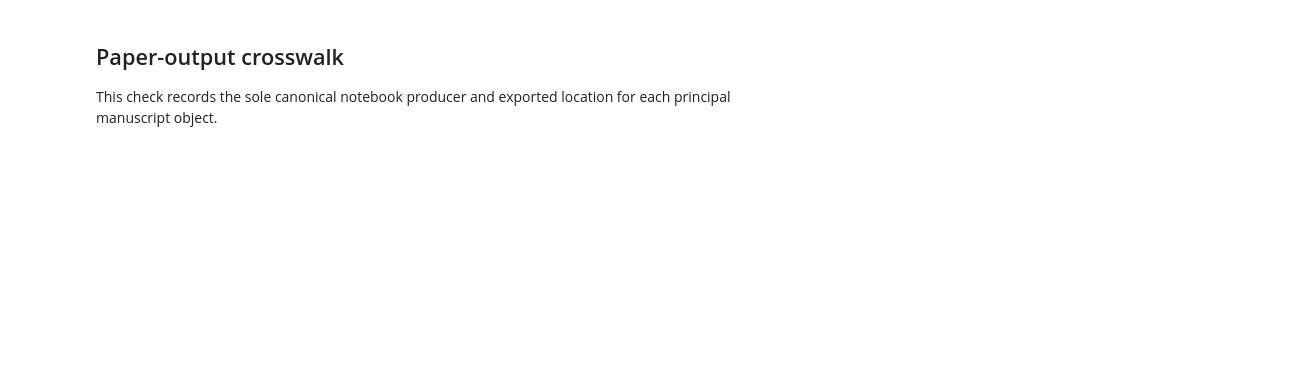
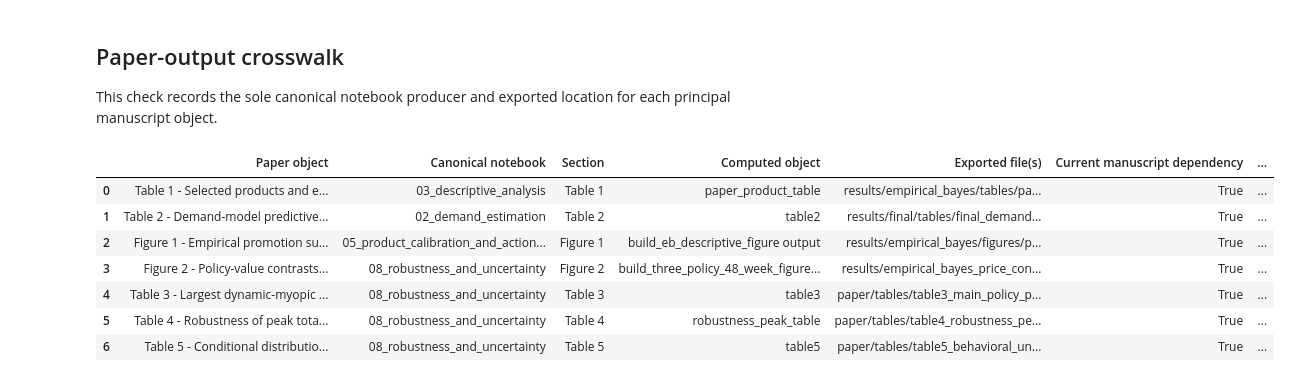
Before and after one commit to Aregars2/dynamic-promotion-planning, a Jupyter notebook: notebooks/08_robustness_and_uncertainty.ipynb, the cells around one changed output. Cells and saved outputs as stored; diff of their text form; code cells hidden in the pictures; blank space fills up the shorter version.

```diff
--- a/notebooks/08_robustness_and_uncertainty.ipynb
+++ b/notebooks/08_robustness_and_uncertainty.ipynb
@@ -320,18 +412,27 @@ else:
 This check records the sole canonical notebook producer and exported location for each principal manuscript object.
 # %%
 crosswalk_records = [
-    {"Paper object": "Table 1 ? Selected products and empirical promotion support", "Canonical notebook": "03_descriptive_analysis", "Section": "Table 1", "Computed object": "paper_product_table", "Exported file(s)": "results/empirical_bayes/tables/paper_product_characteristics.csv/.tex", "required_exports": ["results/empirical_bayes/tables/paper_product_characteristics.csv", "results/empirical_bayes/tables/paper_product_characteristics.tex"]},
-    {"Paper object": "Table 2 ? Demand-model predictive performance", "Canonical notebook": "02_demand_estimation", "Section": "Table 2", "Computed object": "table2", "Exported file(s)": "results/final/tables/final_demand_model_comparison.csv", "required_exports": ["results/final/tables/final_demand_model_comparison.csv"]},
-    {"Paper object": "Figure 1 ? Empirical promotion support and calibrated post-promotion effects", "Canonical notebook": "05_product_calibration_and_action_support", "Section": "Figure 1", "Computed object": "build_eb_descriptive_figure output", "Exported file(s)": "results/empirical_bayes/figures/paper_promotion_depths_and_model_implied_post_effects.png/.pdf", "required_exports": ["results/empirical_bayes/figures/paper_promotion_depths_and_model_implied_post_effects.png", "results/empirical_bayes/figures/paper_promotion_depths_and_model_implied_post_effects.pdf"]},
-    {"Paper object": "Figure 2 ? Policy-value contrasts by capacity", "Canonical notebook": "08_robustness_and_uncertainty", "Section": "Figure 2", "Computed object": "build_three_policy_48_week_figure output", "Exported file(s)": "results/empirical_bayes_price_consistent/figures/three_policy_components_by_capacity_lambda_050_to_100_48_week_normalized.png/.pdf", "required_exports": ["results/empirical_bayes_price_consistent/figures/three_policy_components_by_capacity_lambda_050_to_100_48_week_normalized.png", "results/empirical_bayes_price_consistent/figures/three_policy_components_by_capacity_lambda_050_to_100_48_week_normalized.pdf"]},
-    {"Paper object": "Table 3 ? Capacity-specific absolute total-contrast maxima", "Canonical notebook": "08_robustness_and_uncertainty", "Section": "Table 3", "Computed object": "table3", "Exported file(s)": "paper/tables/table3_main_policy_peaks.tex", "required_exports": ["paper/tables/table3_main_policy_peaks.tex"]},
-    {"Paper object": "Table 4 ? Robustness peak locations", "Canonical notebook": "08_robustness_and_uncertainty", "Section": "Table 4", "Computed object": "robustness_peak_table", "Exported file(s)": "paper/tables/table4_robustness_peaks.tex", "required_exports": ["paper/tables/table4_robustness_peaks.tex"]},
-    {"Paper object": "Table 5 ? Behavioral uncertainty conditional on selected calendars", "Canonical notebook": "08_robustness_and_uncertainty", "Section": "Table 5", "Computed object": "table5", "Exported file(s)": "paper/tables/table5_behavioral_uncertainty.tex", "required_exports": ["paper/tables/table5_behavioral_uncertainty.tex"]},
+    {"Paper object": "Table 1 - Selected products and empirical promotion support", "Canonical notebook": "03_descriptive_analysis", "Section": "Table 1", "Computed object": "paper_product_table", "Exported file(s)": "results/empirical_bayes/tables/paper_product_characteristics.csv/.tex", "required_exports": ["results/empirical_bayes/tables/paper_product_characteristics.csv", "results/empirical_bayes/tables/paper_product_characteristics.tex"]},
+    {"Paper object": "Table 2 - Demand-model predictive performance", "Canonical notebook": "02_demand_estimation", "Section": "Table 2", "Computed object": "table2", "Exported file(s)": "results/final/tables/final_demand_model_comparison.csv", "required_exports": ["results/final/tables/final_demand_model_comparison.csv"]},
+    {"Paper object": "Figure 1 - Empirical promotion support and calibrated post-promotion effects", "Canonical notebook": "05_product_calibration_and_action_support", "Section": "Figure 1", "Computed object": "build_eb_descriptive_figure output", "Exported file(s)": "results/empirical_bayes/figures/paper_promotion_depths_and_model_implied_post_effects.png/.pdf", "required_exports": ["results/empirical_bayes/figures/paper_promotion_depths_and_model_implied_post_effects.png", "results/empirical_bayes/figures/paper_promotion_depths_and_model_implied_post_effects.pdf"]},
+    {"Paper object": "Figure 2 - Policy-value contrasts by capacity", "Canonical notebook": "08_robustness_and_uncertainty", "Section": "Figure 2", "Computed object": "build_three_policy_48_week_figure output", "Exported file(s)": "results/empirical_bayes_price_consistent/figures/three_policy_components_by_capacity_lambda_050_to_100_48_week_normalized.png/.pdf", "required_exports": ["results/empirical_bayes_price_consistent/figures/three_policy_components_by_capacity_lambda_050_to_100_48_week_normalized.png", "results/empirical_bayes_price_consistent/figures/three_policy_components_by_capacity_lambda_050_to_100_48_week_normalized.pdf"]},
+    {"Paper object": "Table 3 - Largest dynamic-myopic policy differences by capacity", "Canonical notebook": "08_robustness_and_uncertainty", "Section": "Table 3", "Computed object": "table3", "Exported file(s)": "paper/tables/table3_main_policy_peaks.tex", "required_exports": ["paper/tables/table3_main_policy_peaks.tex"]},
+    {"Paper object": "Table 4 - Robustness of peak total policy contrasts", "Canonical notebook": "08_robustness_and_uncertainty", "Section": "Table 4", "Computed object": "robustness_peak_table", "Exported file(s)": "paper/tables/table4_robustness_peaks.tex", "required_exports": ["paper/tables/table4_robustness_peaks.tex"]},
+    {"Paper object": "Table 5 - Conditional distribution of the total policy contrast across behavioral draws", "Canonical notebook": "08_robustness_and_uncertainty", "Section": "Table 5", "Computed object": "table5", "Exported file(s)": "paper/tables/table5_behavioral_uncertainty.tex", "required_exports": ["paper/tables/table5_behavioral_uncertainty.tex"]},
 ]
 for record in crosswalk_records:
     record["Current manuscript dependency"] = True
     record["Exact output agreement"] = "PASS" if all((PROJECT_ROOT / item).is_file() for item in record["required_exports"]) else "FAIL"
 crosswalk = pd.DataFrame(crosswalk_records).drop(columns="required_exports")
 if not crosswalk["Exact output agreement"].eq("PASS").all():
     raise FileNotFoundError("One or more principal paper outputs are missing; rerun their canonical producer.")
 display(crosswalk)
+# %% [output]
+|  | Paper object | Canonical notebook | Section | Computed object | Exported file(s) | Current manuscript dependency | ... |
+| 0 | Table 1 - Selected products and e... | 03_descriptive_analysis | Table 1 | paper_product_table | results/empirical_bayes/tables/pa... | True | ... |
+| 1 | Table 2 - Demand-model predictive... | 02_demand_estimation | Table 2 | table2 | results/final/tables/final_demand... | True | ... |
+| 2 | Figure 1 - Empirical promotion su... | 05_product_calibration_and_action... | Figure 1 | build_eb_descriptive_figure output | results/empirical_bayes/figures/p... | True | ... |
+| 3 | Figure 2 - Policy-value contrasts... | 08_robustness_and_uncertainty | Figure 2 | build_three_policy_48_week_figure... | results/empirical_bayes_price_con... | True | ... |
+| 4 | Table 3 - Largest dynamic-myopic ... | 08_robustness_and_uncertainty | Table 3 | table3 | paper/tables/table3_main_policy_p... | True | ... |
+| 5 | Table 4 - Robustness of peak tota... | 08_robustness_and_uncertainty | Table 4 | robustness_peak_table | paper/tables/table4_robustness_pe... | True | ... |
+| 6 | Table 5 - Conditional distributio... | 08_robustness_and_uncertainty | Table 5 | table5 | paper/tables/table5_behavioral_un... | True | ... |
```
Also changed, not shown: parts of 22 cells of this notebook, 20 other files.
